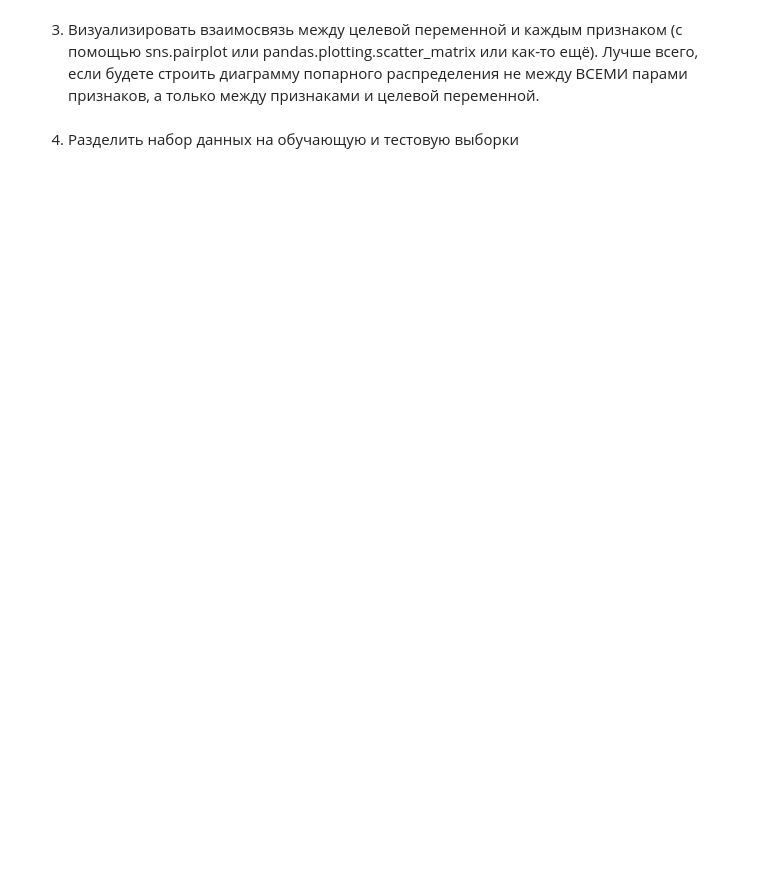
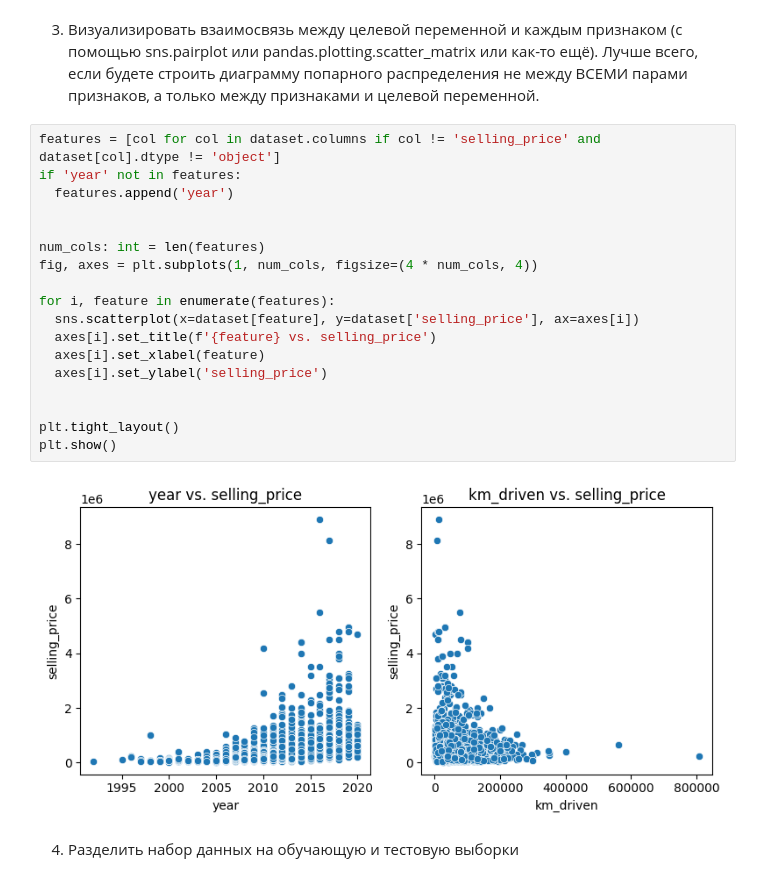
Before and after one commit to ArtyomStebenev/IOT-NN, a Jupyter notebook: lab_4_regression_and_classification.ipynb, the cells around one changed output. Drawn from its saved outputs; the diff is of its cells as text; blank space fills up the shorter version.

```diff
--- a/lab_4_regression_and_classification.ipynb
+++ b/lab_4_regression_and_classification.ipynb
@@ -20,4 +69,24 @@
 # %% [markdown]
 3. Визуализировать взаимосвязь между целевой переменной и каждым признаком (с помощью sns.pairplot или pandas.plotting.scatter_matrix или как-то ещё). Лучше всего, если будете строить диаграмму попарного распределения не между ВСЕМИ парами признаков, а только между признаками и целевой переменной.
+# %%
+features = [col for col in dataset.columns if col != 'selling_price' and dataset[col].dtype != 'object']
+if 'year' not in features:
+  features.append('year')
+
+
+num_cols: int = len(features)
+fig, axes = plt.subplots(1, num_cols, figsize=(4 * num_cols, 4))
+
+for i, feature in enumerate(features):
+  sns.scatterplot(x=dataset[feature], y=dataset['selling_price'], ax=axes[i])
+  axes[i].set_title(f'{feature} vs. selling_price')
+  axes[i].set_xlabel(feature)
+  axes[i].set_ylabel('selling_price')
+
+
+plt.tight_layout()
+plt.show()
+# %% [output]
+[figure, added]
 # %% [markdown]
 4. Разделить набор данных на обучающую и тестовую выборки
```
Also changed, not shown: parts of 8 cells of this notebook.
